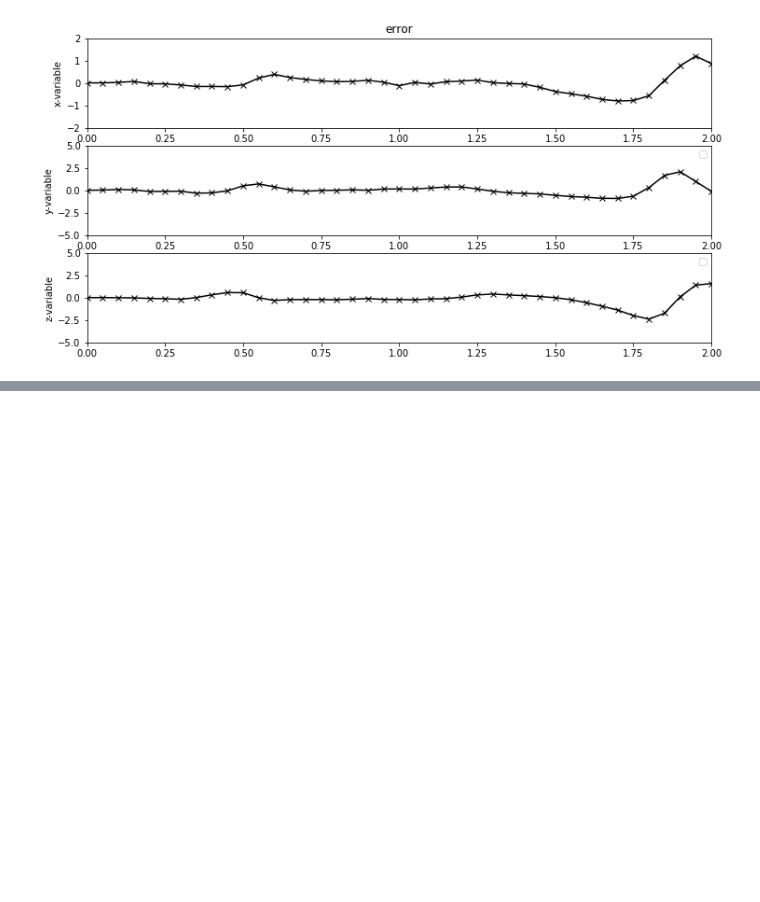
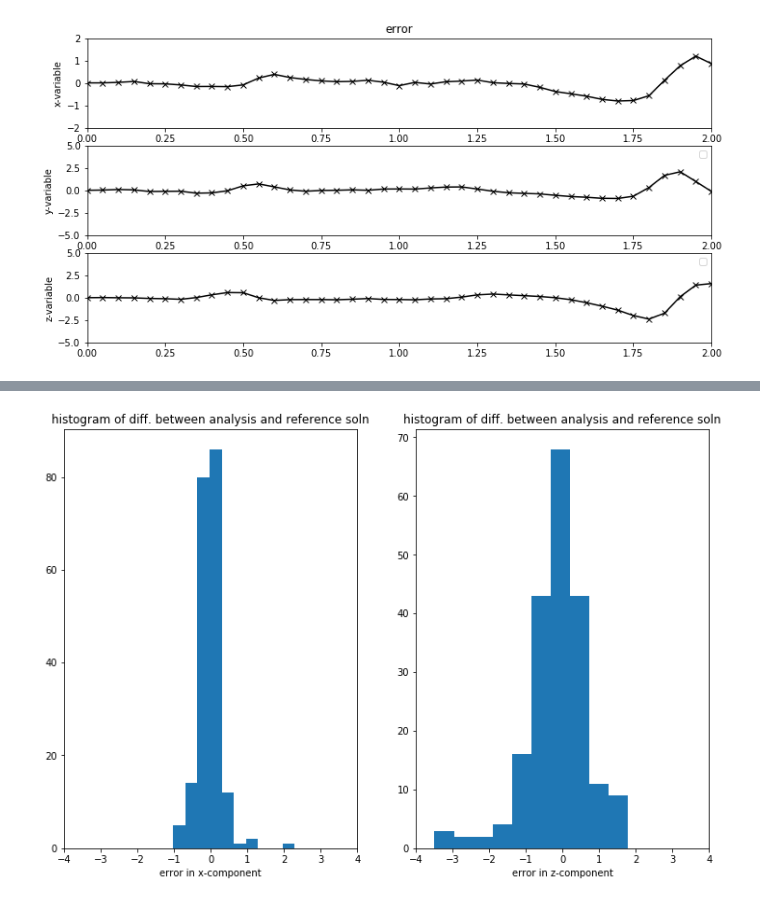
Before and after one commit to ray-chew/probabilistic_forecasting_examples, a Jupyter notebook: Chapter 1.ipynb, the cells around one changed output, grey strips where cells are left out. Cells and saved outputs as stored; diff of their text form; code cells hidden in the pictures; blank space fills up the shorter version.

```diff
--- a/Chapter 1.ipynb
+++ b/Chapter 1.ipynb
@@ -377,0 +612,16 @@ plt.show()
+# %%
+fig12 = plt.figure(figsize=(12,8))
+ax = fig12.add_subplot(1, 2, 1)
+ax.hist(ressug[:KS,1]-x_anal[:KS])
+ax.set_xlabel('error in x-component')
+ax.set_title('histogram of diff. between analysis and reference soln')
+ax.set_xlim([-4,4])
+
+ax = fig12.add_subplot(1, 2, 2)
+ax.hist(ressug[:KS,3]-z_anal[:KS])
+ax.set_xlabel('error in z-component')
+ax.set_title('histogram of diff. between analysis and reference soln')
+ax.set_xlim([-4,4])
+plt.show()
+# %% [output]
+[figure, added]
```
Also changed, not shown: parts of 7 cells of this notebook.
